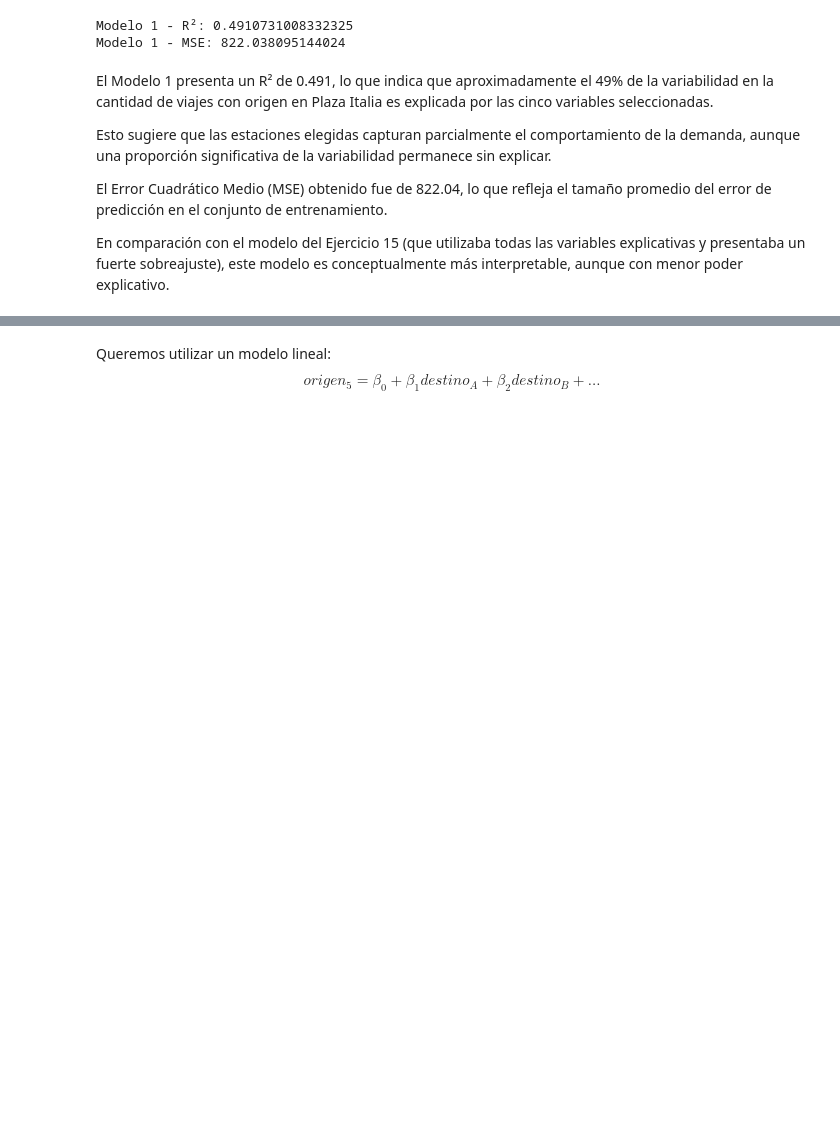
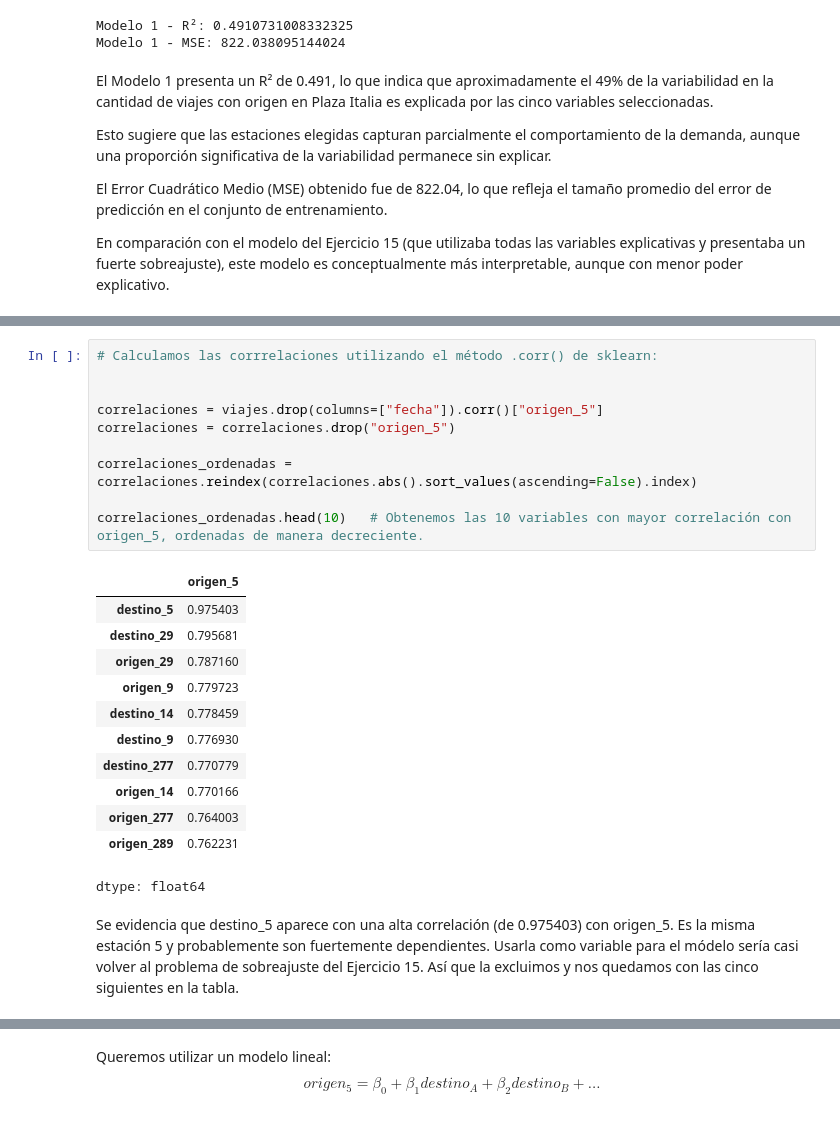
Before and after one commit to davidpalacio1/TP-1-LDD, a Jupyter notebook: TP_bicis.ipynb, the cells around one changed output, grey strips where cells are left out. Drawn from its saved outputs; the diff is of its cells as text; blank space fills up the shorter version.

```diff
--- a/TP_bicis.ipynb
+++ b/TP_bicis.ipynb
@@ -1573,0 +1582,25 @@ En comparación con el modelo del Ejercicio 15 (que utilizaba todas las variable
+# %%
+# Calculamos las corrrelaciones utilizando el método .corr() de sklearn:
+
+
+correlaciones = viajes.drop(columns=["fecha"]).corr()["origen_5"]
+correlaciones = correlaciones.drop("origen_5")
+
+correlaciones_ordenadas = correlaciones.reindex(correlaciones.abs().sort_values(ascending=False).index)
+
+correlaciones_ordenadas.head(10)   # Obtenemos las 10 variables con mayor correlación con origen_5, ordenadas de manera decreciente.
+# %% [output]
+|  | origen_5 |
+| destino_5 | 0.975403 |
+| destino_29 | 0.795681 |
+| origen_29 | 0.787160 |
+| origen_9 | 0.779723 |
+| destino_14 | 0.778459 |
+| destino_9 | 0.776930 |
+| destino_277 | 0.770779 |
+| origen_14 | 0.770166 |
+| origen_277 | 0.764003 |
+| origen_289 | 0.762231 |
+dtype: float64
+# %% [markdown]
+Se evidencia que destino_5 aparece con una alta correlación (de 0.975403) con origen_5. Es la misma estación 5 y probablemente son fuertemente dependientes.  Usarla como variable para el módelo sería casi volver al problema de sobreajuste del Ejercicio 15. Así que la excluimos y nos quedamos con las cinco siguientes en la tabla.
```
Also changed, not shown: parts of 9 cells of this notebook.
